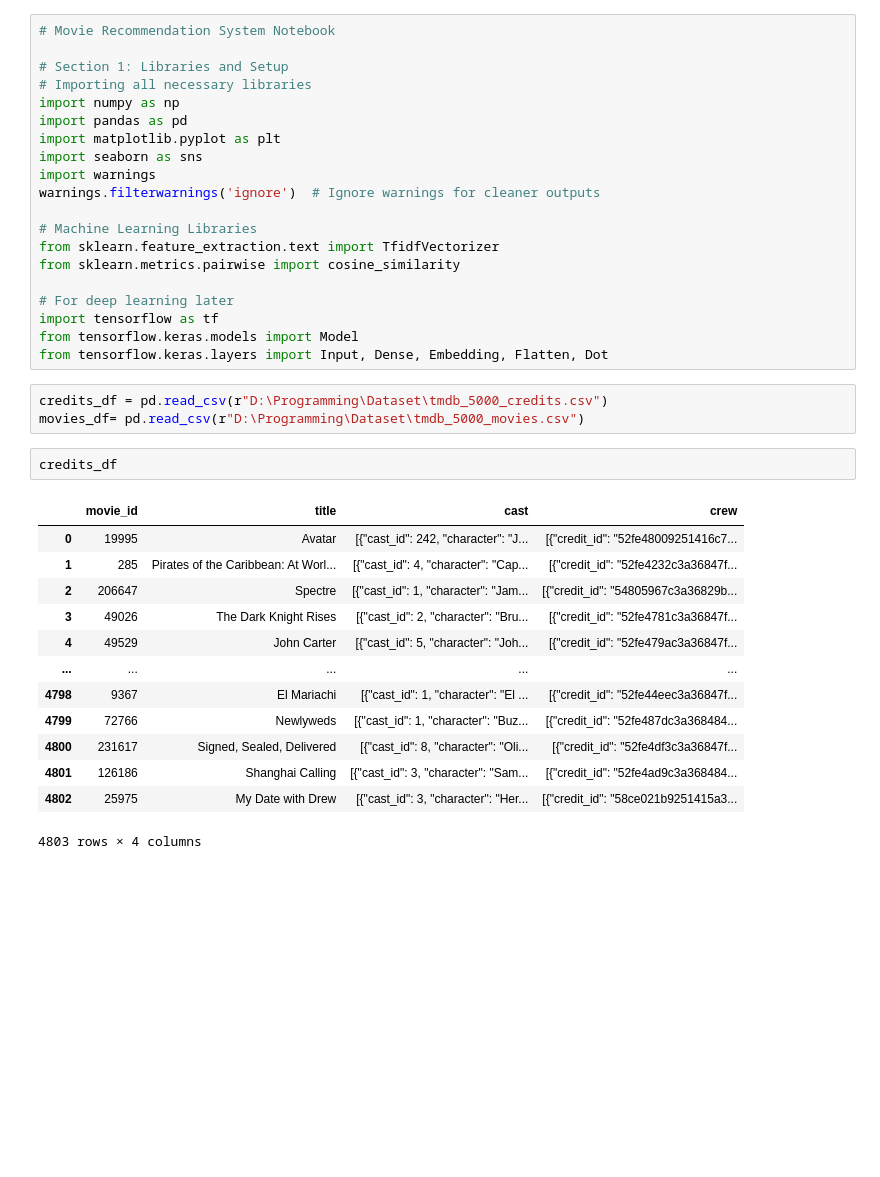
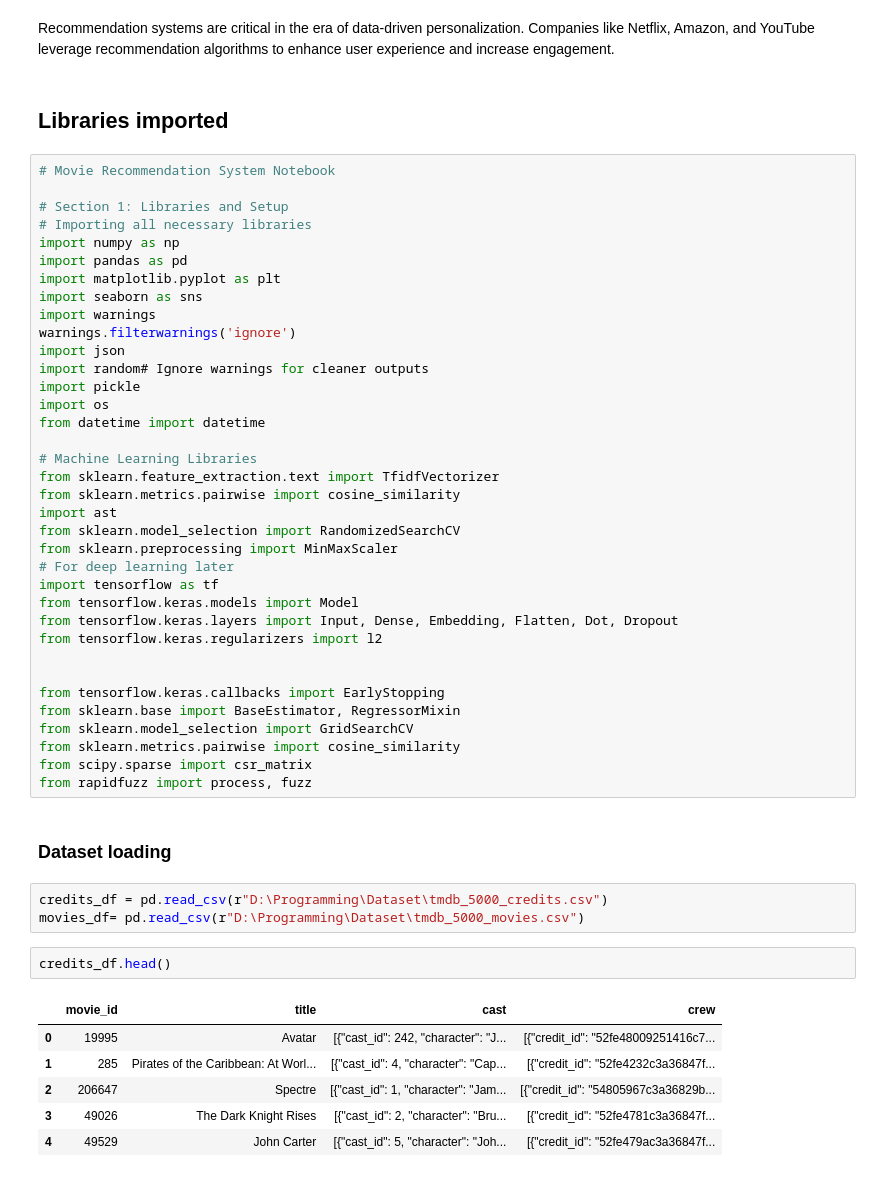
Before and after one commit to DavidModi/Projects-, a Jupyter notebook: Movie recommendation system.ipynb, the cells around one changed output. Drawn from its saved outputs; the diff is of its cells as text; blank space fills up the shorter version.

```diff
--- a/Movie recommendation system.ipynb
+++ b/Movie recommendation system.ipynb
@@ -1,3 +13,7 @@
+# %% [markdown]
+Recommendation systems are critical in the era of data-driven personalization. Companies like Netflix, Amazon, and YouTube leverage recommendation algorithms to enhance user experience and increase engagement.
+# %% [markdown]
+## Libraries imported
 # %%
 # Movie Recommendation System Notebook
 
@@ -8,33 +24,44 @@ import pandas as pd
 import matplotlib.pyplot as plt
 import seaborn as sns
 import warnings
-warnings.filterwarnings('ignore')  # Ignore warnings for cleaner outputs
+warnings.filterwarnings('ignore')
+import json
+import random# Ignore warnings for cleaner outputs
+import pickle
+import os
+from datetime import datetime
 
 # Machine Learning Libraries
 from sklearn.feature_extraction.text import TfidfVectorizer
 from sklearn.metrics.pairwise import cosine_similarity
-
+import ast
+from sklearn.model_selection import RandomizedSearchCV
+from sklearn.preprocessing import MinMaxScaler
 # For deep learning later
 import tensorflow as tf
 from tensorflow.keras.models import Model
-from tensorflow.keras.layers import Input, Dense, Embedding, Flatten, Dot
+from tensorflow.keras.layers import Input, Dense, Embedding, Flatten, Dot, Dropout
+from tensorflow.keras.regularizers import l2
+
+
+from tensorflow.keras.callbacks import EarlyStopping
+from sklearn.base import BaseEstimator, RegressorMixin
+from sklearn.model_selection import GridSearchCV
+from sklearn.metrics.pairwise import cosine_similarity
+from scipy.sparse import csr_matrix
+from rapidfuzz import process, fuzz
+# %% [markdown]
+### Dataset loading
 # %%
 credits_df = pd.read_csv(r"D:\Programming\Dataset\tmdb_5000_credits.csv")
 movies_df= pd.read_csv(r"D:\Programming\Dataset\tmdb_5000_movies.csv")
 # %%
-credits_df
+credits_df.head()
 # %% [output]
 |  | movie_id | title | cast | crew |
 | 0 | 19995 | Avatar | [{"cast_id": 242, "character": "J... | [{"credit_id": "52fe48009251416c7... |
 | 1 | 285 | Pirates of the Caribbean: At Worl... | [{"cast_id": 4, "character": "Cap... | [{"credit_id": "52fe4232c3a36847f... |
 | 2 | 206647 | Spectre | [{"cast_id": 1, "character": "Jam... | [{"credit_id": "54805967c3a36829b... |
 | 3 | 49026 | The Dark Knight Rises | [{"cast_id": 2, "character": "Bru... | [{"credit_id": "52fe4781c3a36847f... |
 | 4 | 49529 | John Carter | [{"cast_id": 5, "character": "Joh... | [{"credit_id": "52fe479ac3a36847f... |
-| ... | ... | ... | ... | ... |
-| 4798 | 9367 | El Mariachi | [{"cast_id": 1, "character": "El ... | [{"credit_id": "52fe44eec3a36847f... |
-| 4799 | 72766 | Newlyweds | [{"cast_id": 1, "character": "Buz... | [{"credit_id": "52fe487dc3a368484... |
-| 4800 | 231617 | Signed, Sealed, Delivered | [{"cast_id": 8, "character": "Oli... | [{"credit_id": "52fe4df3c3a36847f... |
-| 4801 | 126186 | Shanghai Calling | [{"cast_id": 3, "character": "Sam... | [{"credit_id": "52fe4ad9c3a368484... |
-| 4802 | 25975 | My Date with Drew | [{"cast_id": 3, "character": "Her... | [{"credit_id": "58ce021b9251415a3... |
-4803 rows × 4 columns
 # %%
```
Also changed, not shown: parts of 69 cells of this notebook.
